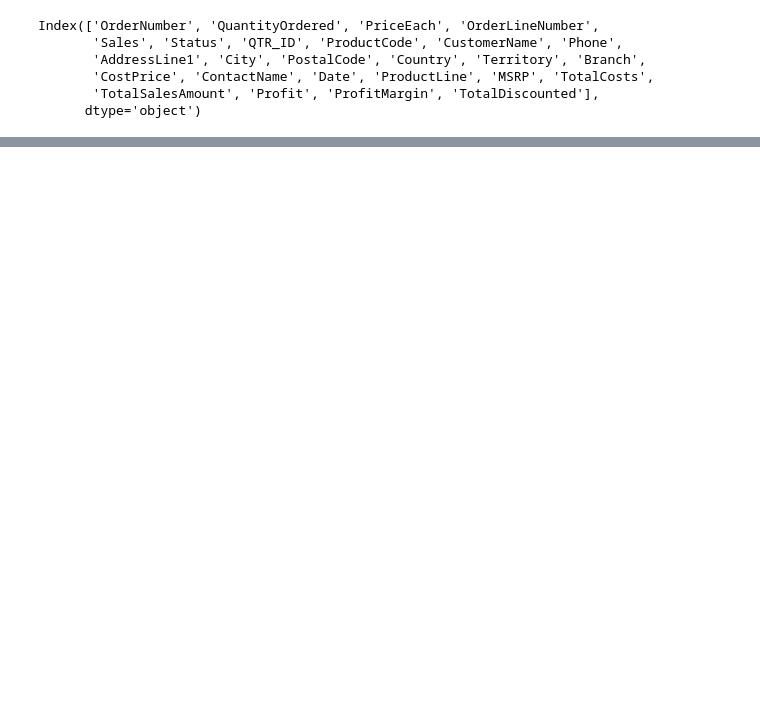
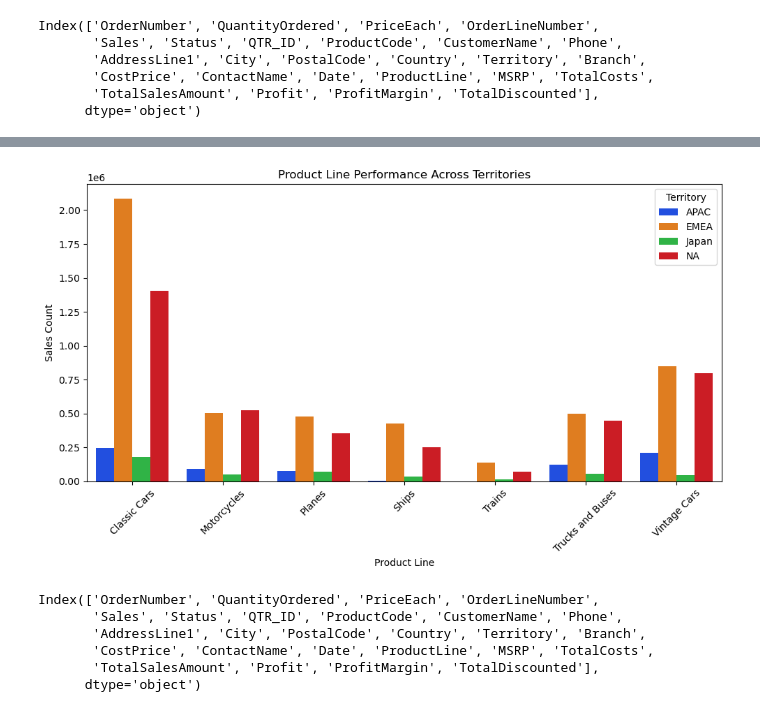
Before and after one commit to OjuokOchi/TOY-SALES-ANALYTICS, a Jupyter notebook: index.ipynb, the cells around one changed output, grey strips where cells are left out. Cells and saved outputs as stored; diff of their text form; code cells hidden in the pictures; blank space fills up the shorter version.

```diff
--- a/index.ipynb
+++ b/index.ipynb
@@ -548,0 +642,25 @@ Index(['OrderNumber', 'QuantityOrdered', 'PriceEach', 'OrderLineNumber',
+# %%
+# Group by 'Territory' and 'ProductLine' and sum the 'SalesCount'
+territory_productline_sales = sales.groupby(['Territory', 'ProductLine'])['Sales'].sum().reset_index()
+
+# Plotting a grouped bar chart
+plt.figure(figsize=(10, 6))
+sns.barplot(data=territory_productline_sales, x='ProductLine', y='Sales', hue='Territory', palette='bright')
+plt.title("Product Line Performance Across Territories")
+plt.xlabel("Product Line")
+plt.ylabel("Sales Count")
+plt.xticks(rotation=45)
+plt.legend(title='Territory')
+plt.tight_layout()
+plt.show()
+# %% [output]
+[figure, added]
+# %%
+sales.columns
+# %% [output]
+Index(['OrderNumber', 'QuantityOrdered', 'PriceEach', 'OrderLineNumber',
+       'Sales', 'Status', 'QTR_ID', 'ProductCode', 'CustomerName', 'Phone',
+       'AddressLine1', 'City', 'PostalCode', 'Country', 'Territory', 'Branch',
+       'CostPrice', 'ContactName', 'Date', 'ProductLine', 'MSRP', 'TotalCosts',
+       'TotalSalesAmount', 'Profit', 'ProfitMargin', 'TotalDiscounted'],
+      dtype='object')
```
Also changed, not shown: parts of 44 cells of this notebook.
